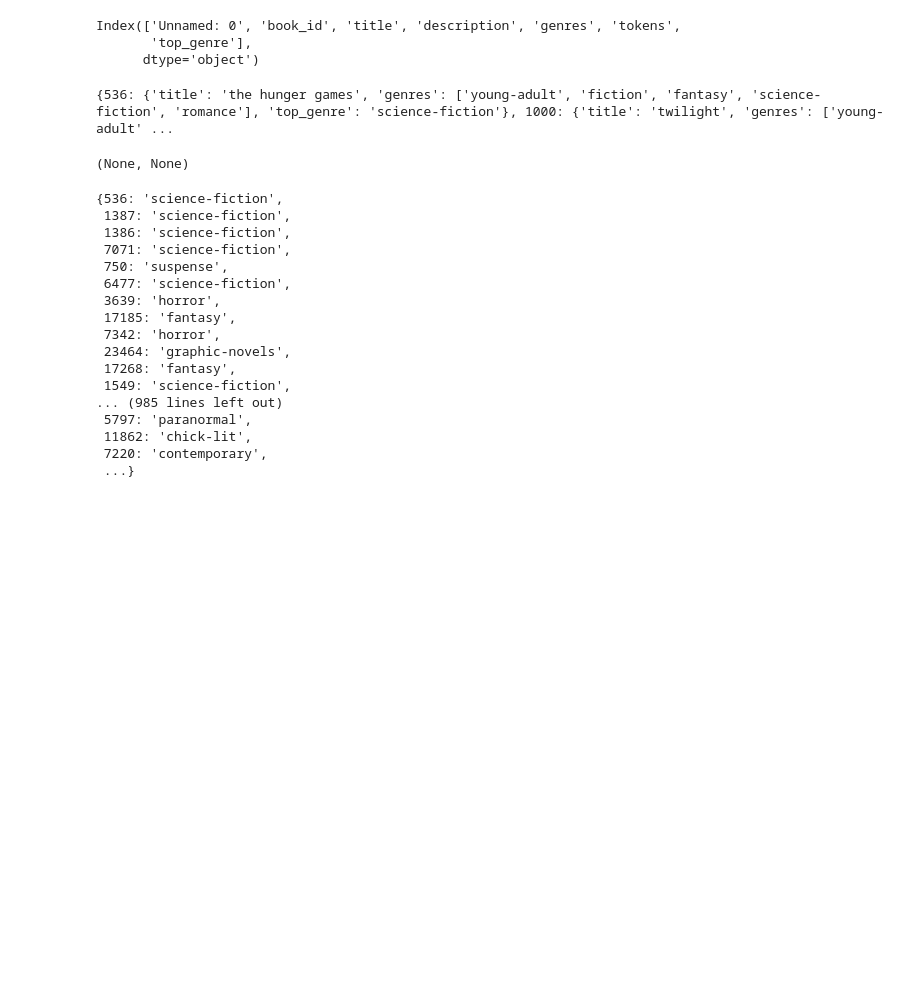
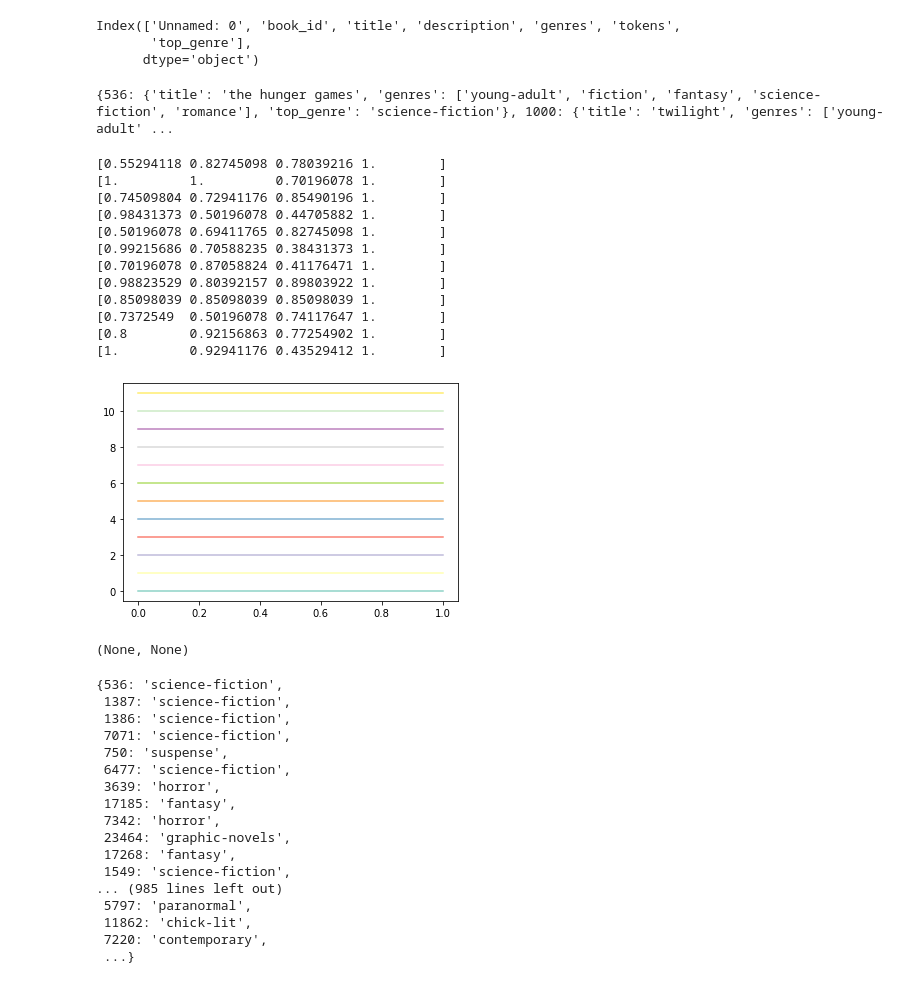
Before and after one commit to davidAlvaBro/comsocsci_final_proj, a Jupyter notebook: Generate network.ipynb, the cells around one changed output. Cells and saved outputs as stored; diff of their text form; code cells hidden in the pictures; blank space fills up the shorter version.

```diff
--- a/Generate network.ipynb
+++ b/Generate network.ipynb
@@ -466,6 +466,33 @@ for node in tqdm(G.nodes):
         genre_dict[genre].append(node)
     except:
         genre_dict[genre] = [node]
+# %%
+import matplotlib.pyplot as plt
+# colors = plt.cm.get_cmap('tab20').colors
+colors = plt.cm.get_cmap('Set3', 12).colors
+# Print the distinct colors
+for color in colors:
+    print(color)
+
+# Plotting example using the colors
+fig, ax = plt.subplots()
+for i, color in enumerate(colors):
+    ax.plot([0, 1], [i, i], color=color)
+plt.show()
+# %% [output]
+[0.55294118 0.82745098 0.78039216 1.        ]
+[1.         1.         0.70196078 1.        ]
+[0.74509804 0.72941176 0.85490196 1.        ]
+[0.98431373 0.50196078 0.44705882 1.        ]
+[0.50196078 0.69411765 0.82745098 1.        ]
+[0.99215686 0.70588235 0.38431373 1.        ]
+[0.70196078 0.87058824 0.41176471 1.        ]
+[0.98823529 0.80392157 0.89803922 1.        ]
+[0.85098039 0.85098039 0.85098039 1.        ]
+[0.7372549  0.50196078 0.74117647 1.        ]
+[0.8        0.92156863 0.77254902 1.        ]
+[1.         0.92941176 0.43529412 1.        ]
+[figure, added]
 # %%
 colors = list(mcolors.CSS4_COLORS.values())[20:len(genre_dict.keys())+20]
 
```
